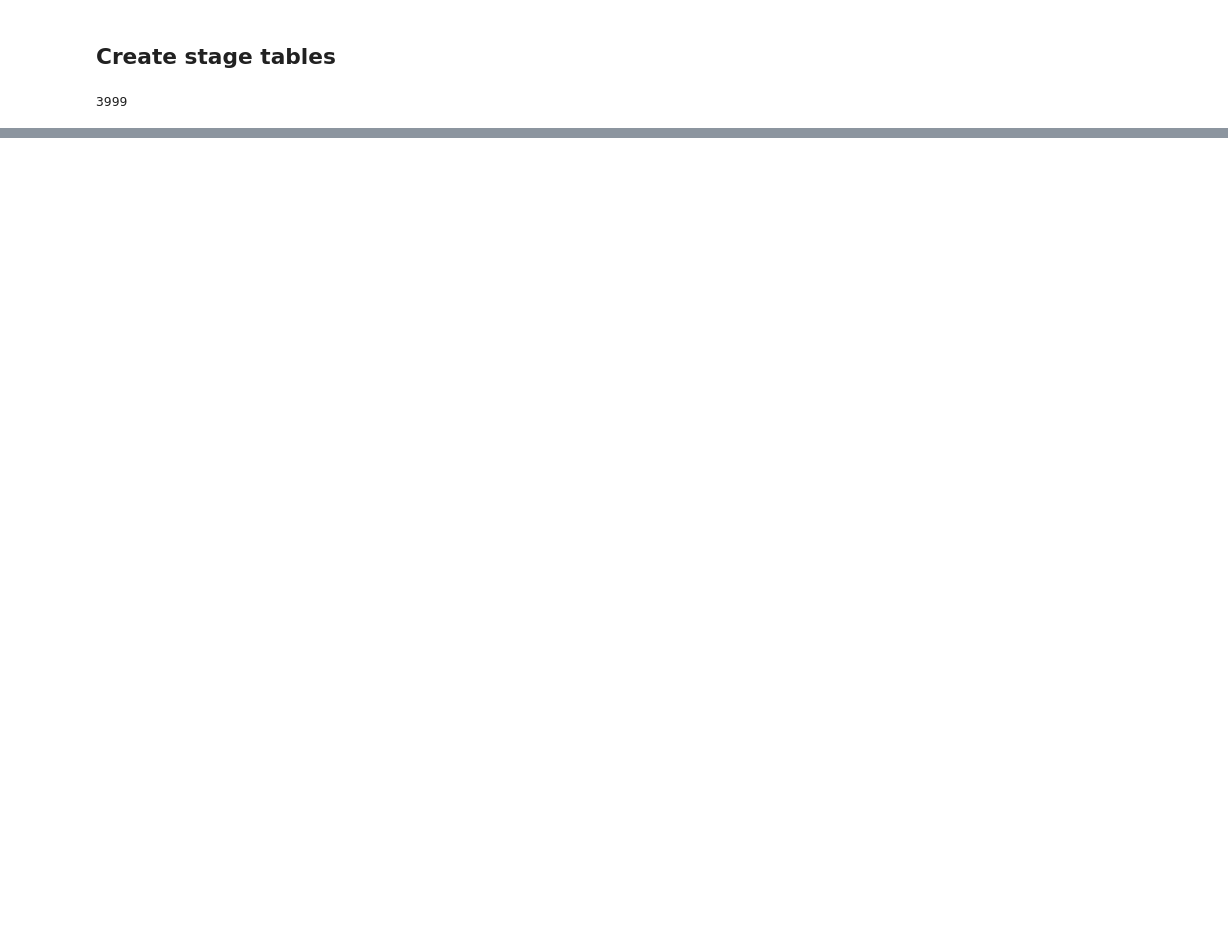
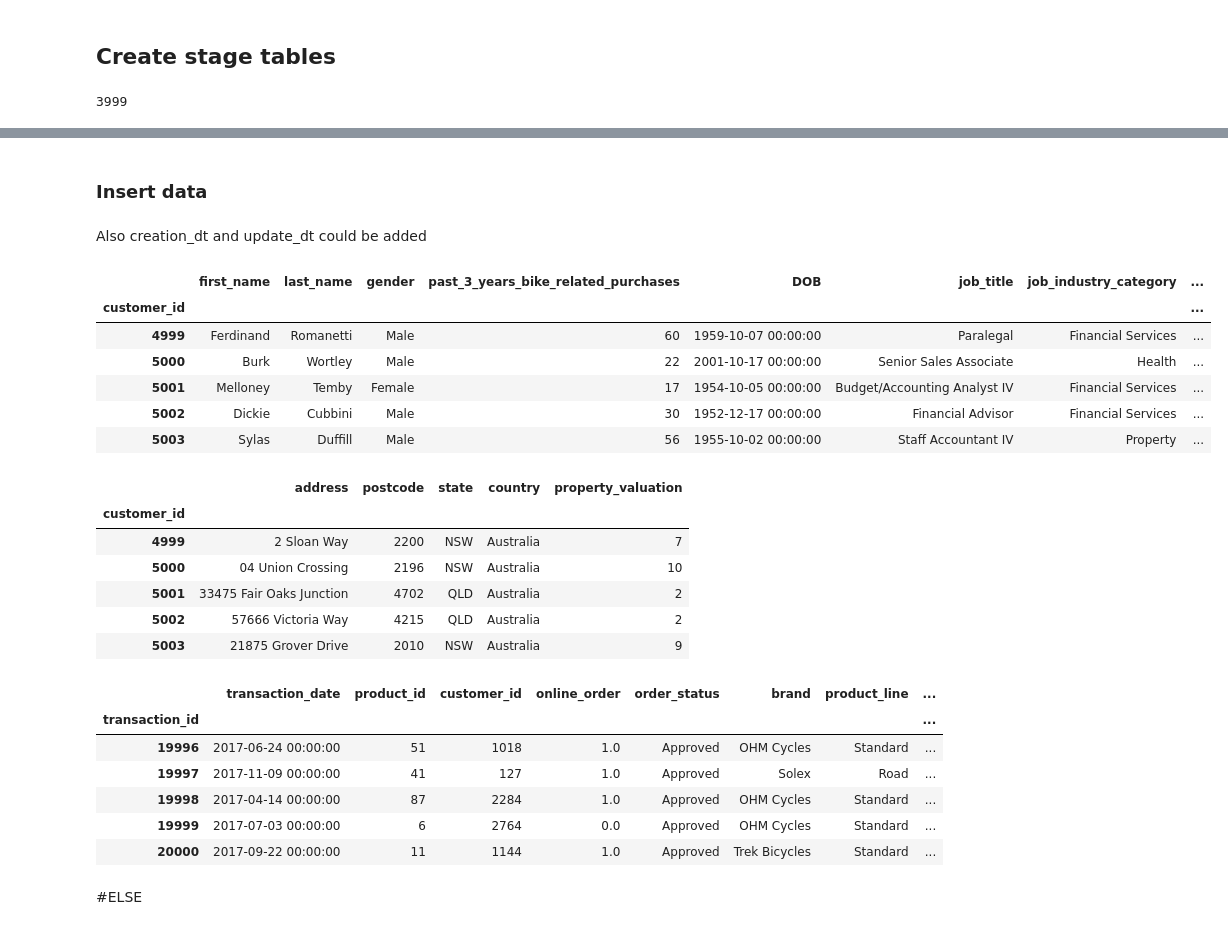
Before and after one commit to Dimildizio/DArc_course, a Jupyter notebook: ETL/ETL2sql.ipynb, the cells around one changed output, grey strips where cells are left out. Cells and saved outputs as stored; diff of their text form; code cells hidden in the pictures; blank space fills up the shorter version.

```diff
--- a/ETL/ETL2sql.ipynb
+++ b/ETL/ETL2sql.ipynb
@@ -80,0 +109,23 @@ df_customer_addresses.to_sql('stage_customer_addresses', conn, if_exists='replac
+# %%
+conn = sqlite3.connect('mydb.db')
+
+# Fetch data from STG_CUSTOMER_ADDRESS and STG_NEW_CUSTOMERS_LIST
+query = "SELECT customer_id, address, postcode, state, country, property_valuation FROM STG_CUSTOMER_ADDRESS"
+df_customer_address_test = pd.read_sql(query, conn)
+
+query = "SELECT customer_id, address, postcode, state, country, property_valuation FROM STG_NEW_CUSTOMERS_LIST"
+df_new_customers_list_test = pd.read_sql(query, conn)
+
+
+df_combined = pd.concat([df_customer_address_test, df_new_customers_list_test])
+
+# Check for duplicate customer_id values
+duplicate_customer_ids = df_combined[df_combined.duplicated(subset=['customer_id'], keep=False)]
+
+if duplicate_customer_ids.empty:
+    print("All customer_id values are unique.")
+else:
+    print("Duplicate customer_id values:")
+    print(duplicate_customer_ids)
+
+conn.close()
@@ -113,0 +195,2 @@ conn.execute(create_table_customer_addresses)
+# %% [markdown]
+### Insert data
@@ -114,3 +262,47 @@ conn.execute(create_table_customer_addresses)
+# %% [markdown]
+Also creation_dt and update_dt could be added
+# %%
+conn = sqlite3.connect('mydb.db')
+cursor = conn.cursor()
+
+pds = []
+for name in ('DIM_CUSTOMERS_DEMOGRAPHIC', 'DIM_CUSTOMER_ADDRESSES'):
+  query = f"SELECT * FROM DWH_{name}"
+  check_df = pd.read_sql_query(query, conn, index_col='customer_id')
+  pds.append(check_df)
+
+query = f"SELECT * FROM DWH_FACT_TRANSACTIONS"
+check_df = pd.read_sql_query(query, conn, index_col='transaction_id')
+pds.append(check_df)
+
+conn.close()
+
+for df in pds:
+  display(df.tail())
+# %% [output]
+|  | first_name | last_name | gender | past_3_years_bike_related_purchases | DOB | job_title | job_industry_category | ... |
+| customer_id |  |  |  |  |  |  |  | ... |
+| 4999 | Ferdinand | Romanetti | Male | 60 | 1959-10-07 00:00:00 | Paralegal | Financial Services | ... |
+| 5000 | Burk | Wortley | Male | 22 | 2001-10-17 00:00:00 | Senior Sales Associate | Health | ... |
+| 5001 | Melloney | Temby | Female | 17 | 1954-10-05 00:00:00 | Budget/Accounting Analyst IV | Financial Services | ... |
+| 5002 | Dickie | Cubbini | Male | 30 | 1952-12-17 00:00:00 | Financial Advisor | Financial Services | ... |
+| 5003 | Sylas | Duffill | Male | 56 | 1955-10-02 00:00:00 | Staff Accountant IV | Property | ... |
+|  | address | postcode | state | country | property_valuation |
+| customer_id |  |  |  |  |  |
+| 4999 | 2 Sloan Way | 2200 | NSW | Australia | 7 |
+| 5000 | 04 Union Crossing | 2196 | NSW | Australia | 10 |
+| 5001 | 33475 Fair Oaks Junction | 4702 | QLD | Australia | 2 |
+| 5002 | 57666 Victoria Way | 4215 | QLD | Australia | 2 |
+| 5003 | 21875 Grover Drive | 2010 | NSW | Australia | 9 |
+|  | transaction_date | product_id | customer_id | online_order | order_status | brand | product_line | ... |
+| transaction_id |  |  |  |  |  |  |  | ... |
+| 19996 | 2017-06-24 00:00:00 | 51 | 1018 | 1.0 | Approved | OHM Cycles | Standard | ... |
+| 19997 | 2017-11-09 00:00:00 | 41 | 127 | 1.0 | Approved | Solex | Road | ... |
+| 19998 | 2017-04-14 00:00:00 | 87 | 2284 | 1.0 | Approved | OHM Cycles | Standard | ... |
+| 19999 | 2017-07-03 00:00:00 | 6 | 2764 | 0.0 | Approved | OHM Cycles | Standard | ... |
+| 20000 | 2017-09-22 00:00:00 | 11 | 1144 | 1.0 | Approved | Trek Bicycles | Standard | ... |
+# %% [markdown]
+#ELSE
 # %%
 engine = create_engine('sqlite:///mydb.db')
 # %%
```
Also changed, not shown: parts of 25 cells of this notebook.
